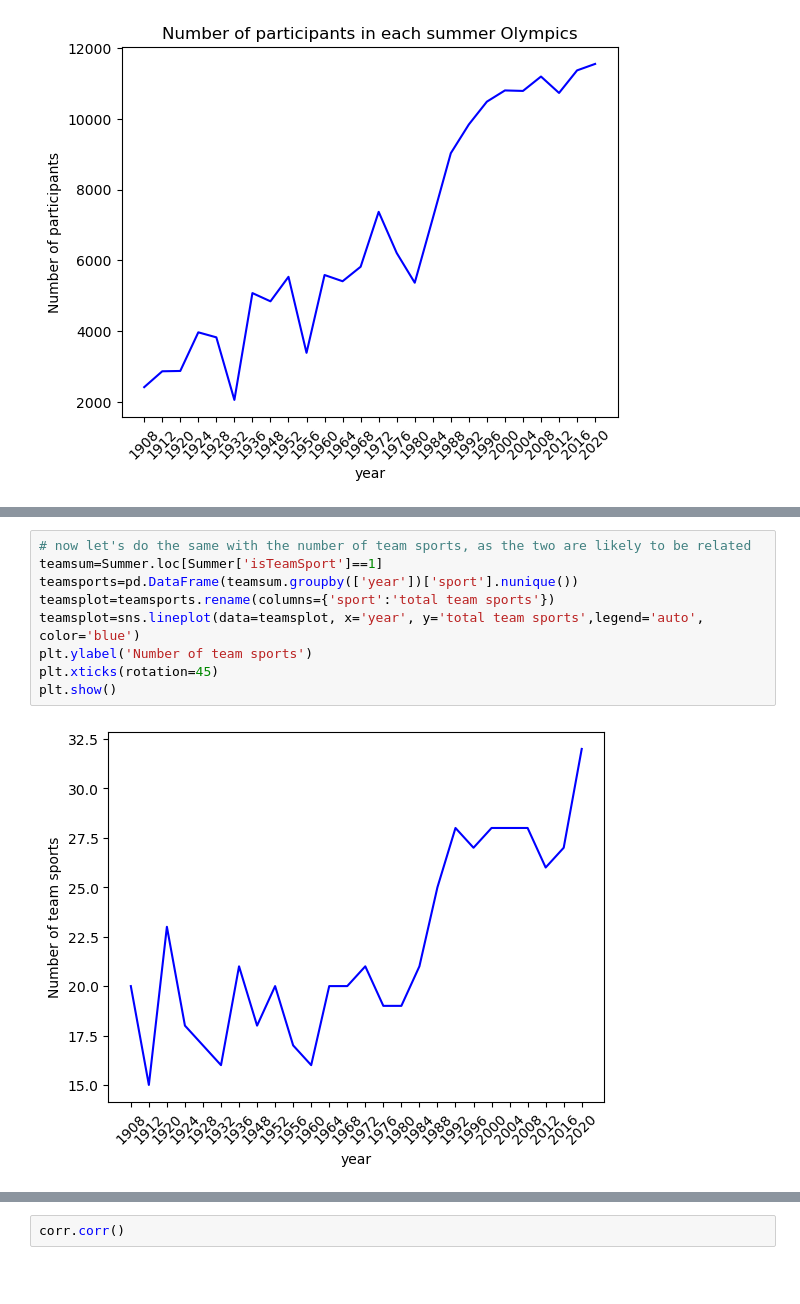
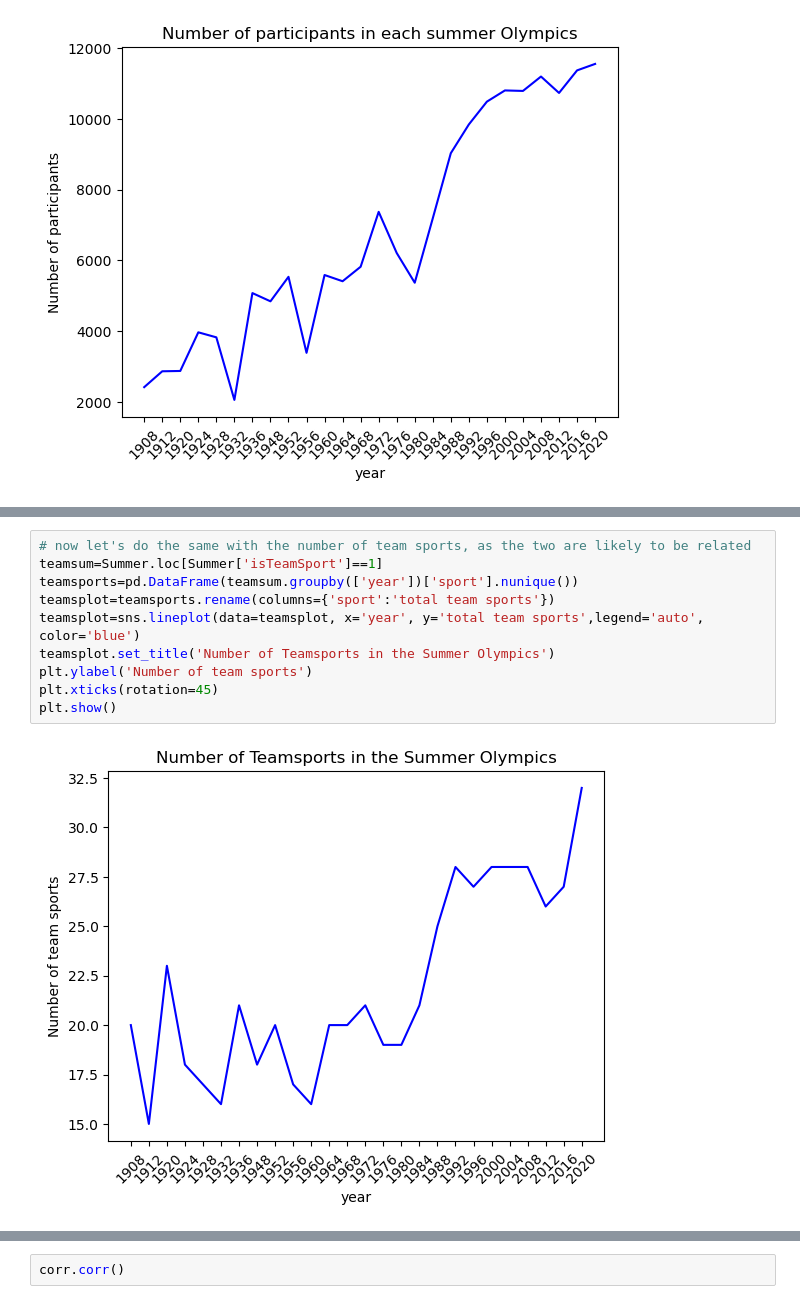
Before and after one commit to tristanpadiou/Group-Project-1, a Jupyter notebook: ishosting.ipynb, the cells around one changed output, grey strips where cells are left out. Cells and saved outputs as stored; diff of their text form; blank space fills up the shorter version.

```diff
--- a/ishosting.ipynb
+++ b/ishosting.ipynb
@@ -71,14 +72,15 @@ plt.show()
 # %%
 # now let's do the same with the number of team sports, as the two are likely to be related
 teamsum=Summer.loc[Summer['isTeamSport']==1]
 teamsports=pd.DataFrame(teamsum.groupby(['year'])['sport'].nunique())
 teamsplot=teamsports.rename(columns={'sport':'total team sports'})
 teamsplot=sns.lineplot(data=teamsplot, x='year', y='total team sports',legend='auto', color='blue')
+teamsplot.set_title('Number of Teamsports in the Summer Olympics')
 plt.ylabel('Number of team sports')
 plt.xticks(rotation=45)
 plt.show()
 # %% [output]
-[figure, old version]
+[figure, new version]
 # %%
 #let's look at the correlation between the number of participants and the number of team sports
 # in the summer olympics
```
Also changed, not shown: parts of 6 cells of this notebook.
